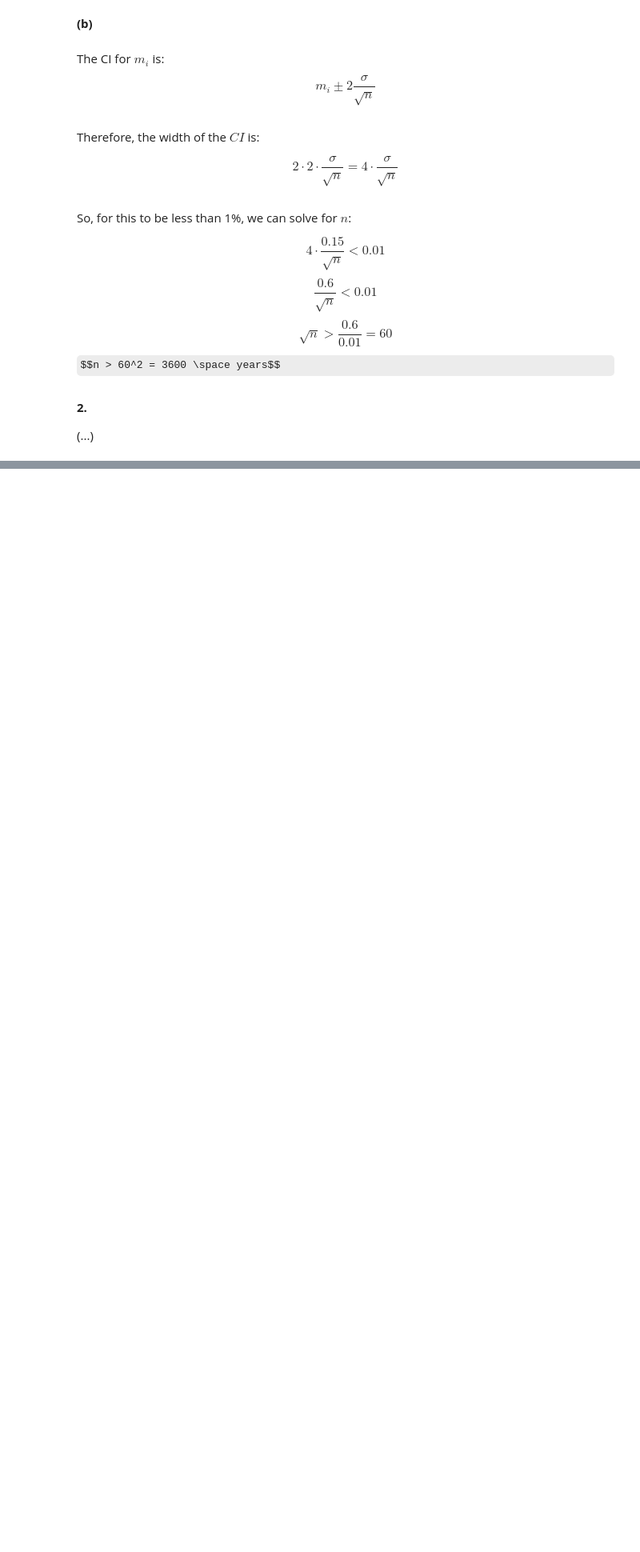
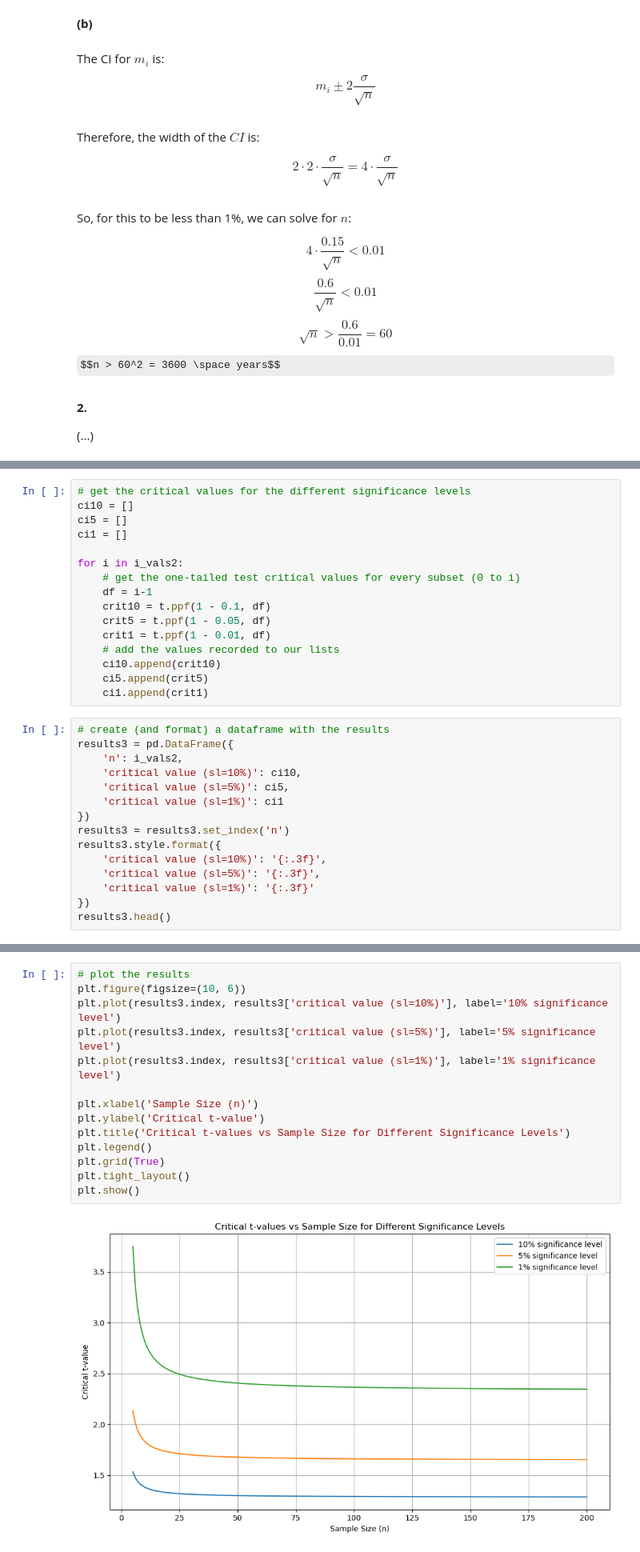
Before and after one commit to JPineno/Erasmus-University-Rotterdam-Econometrics-Methods-and-Applications, a Jupyter notebook: Module 0 - Building Blocks/Statistics.ipynb, the cells around one changed output, grey strips where cells are left out. Shown at 80% size. Cells and saved outputs as stored; diff of their text form; some formulas as TeX source; blank space fills up the shorter version.

```diff
--- a/Module 0 - Building Blocks/Statistics.ipynb
+++ b/Module 0 - Building Blocks/Statistics.ipynb
@@ -118,0 +247,31 @@ __2.__
+# %%
+# get the critical values for the different significance levels
+ci10 = []
+ci5 = []
+ci1 = []
+
+for i in i_vals2:
+    # get the one-tailed test critical values for every subset (0 to i)
+    df = i-1
+    crit10 = t.ppf(1 - 0.1, df)
+    crit5 = t.ppf(1 - 0.05, df)
+    crit1 = t.ppf(1 - 0.01, df)
+    # add the values recorded to our lists
+    ci10.append(crit10)
+    ci5.append(crit5)
+    ci1.append(crit1)
+# %%
+# create (and format) a dataframe with the results
+results3 = pd.DataFrame({
+    'n': i_vals2,
+    'critical value (sl=10%)': ci10,
+    'critical value (sl=5%)': ci5,
+    'critical value (sl=1%)': ci1
+})
+results3 = results3.set_index('n')
+results3.style.format({
+    'critical value (sl=10%)': '{:.3f}',
+    'critical value (sl=5%)': '{:.3f}',
+    'critical value (sl=1%)': '{:.3f}'
+})
+results3.head()
@@ -118,0 +286,16 @@ __2.__
+# %%
+# plot the results
+plt.figure(figsize=(10, 6))
+plt.plot(results3.index, results3['critical value (sl=10%)'], label='10% significance level')
+plt.plot(results3.index, results3['critical value (sl=5%)'], label='5% significance level')
+plt.plot(results3.index, results3['critical value (sl=1%)'], label='1% significance level')
+
+plt.xlabel('Sample Size (n)')
+plt.ylabel('Critical t-value')
+plt.title('Critical t-values vs Sample Size for Different Significance Levels')
+plt.legend()
+plt.grid(True)
+plt.tight_layout()
+plt.show()
+# %% [output]
+[figure, added]
```
Also changed, not shown: parts of 25 cells of this notebook.
